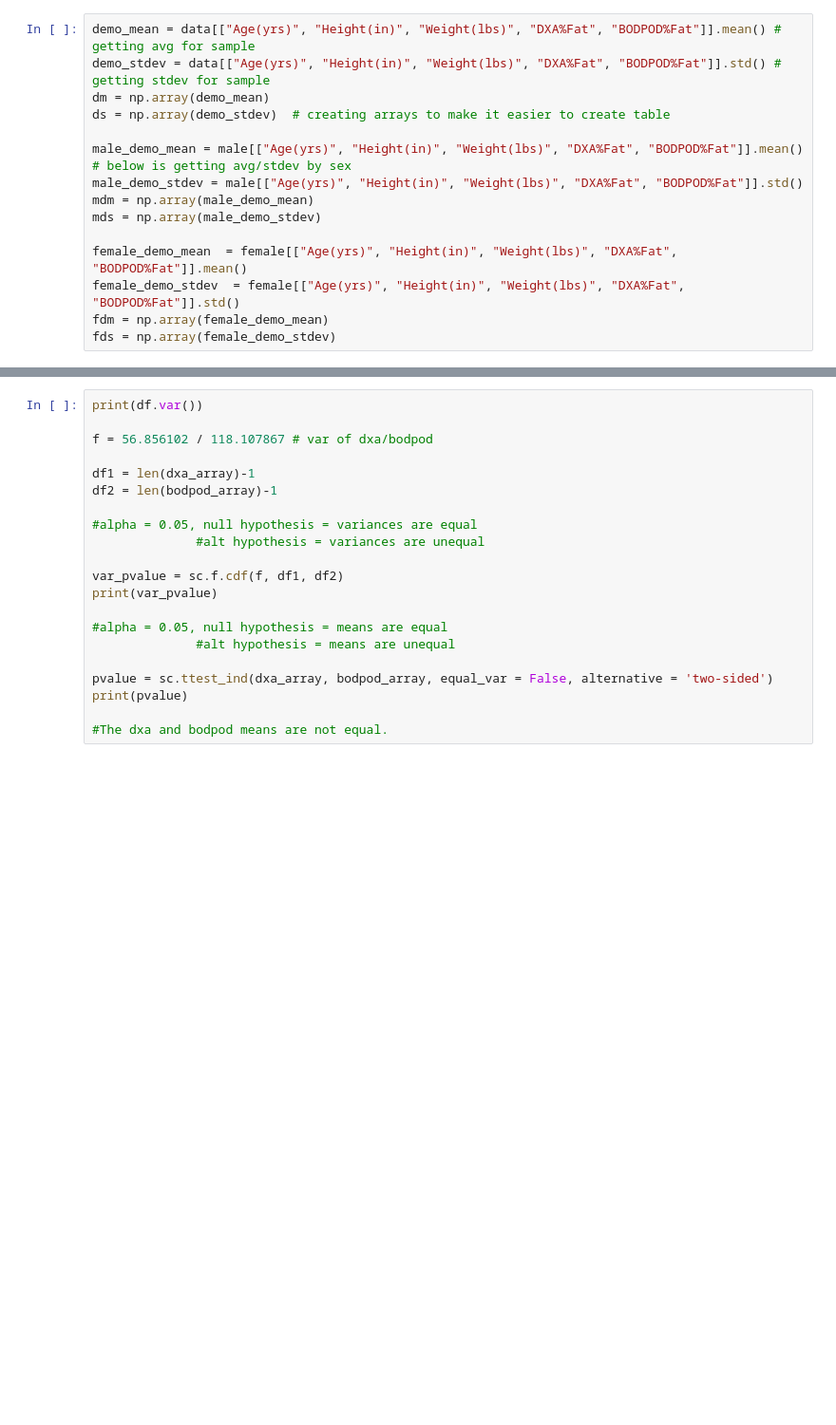
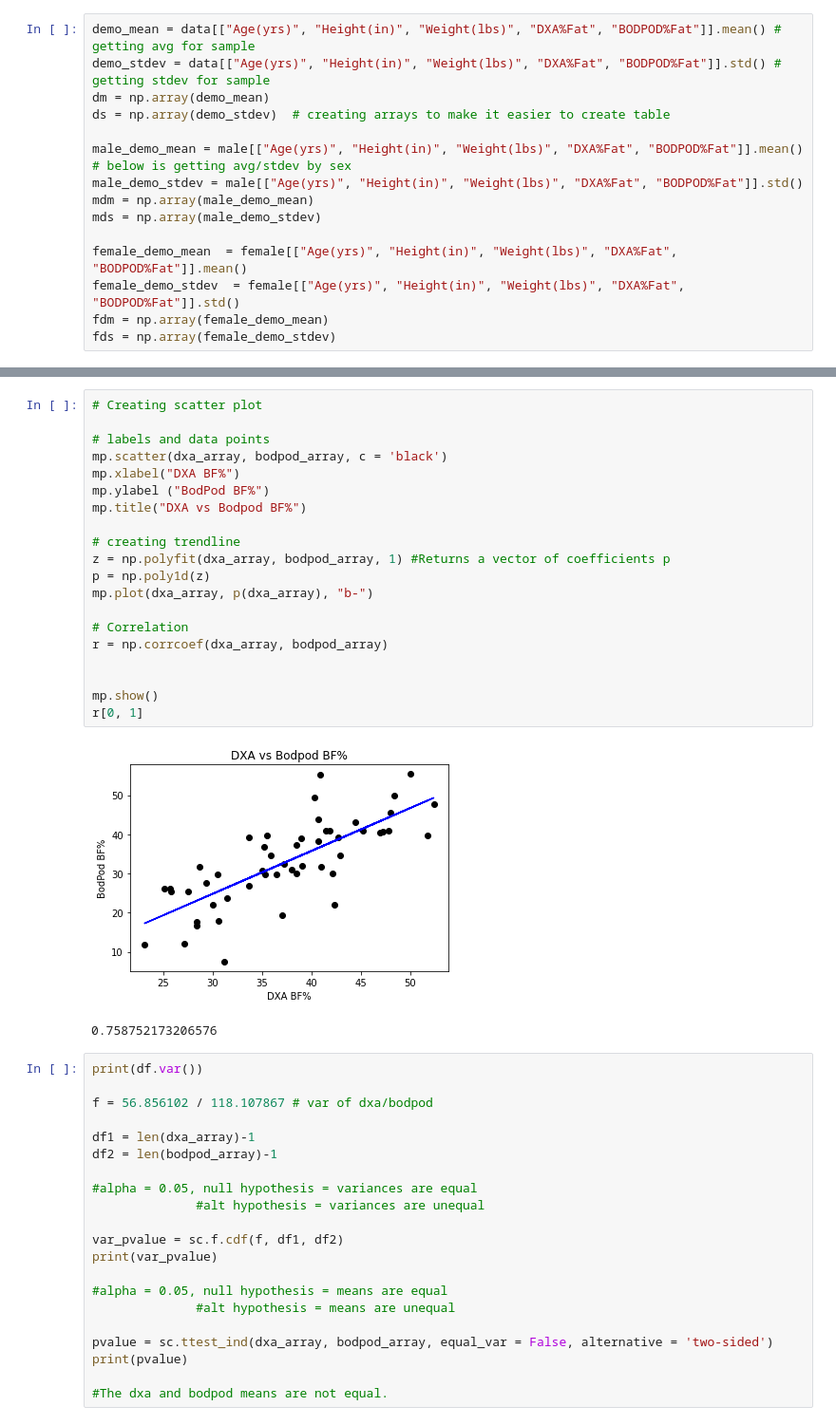
Before and after one commit to mdlove02/PythonDataAnalysis, a Jupyter notebook: BodyCompData.ipynb, the cells around one changed output, grey strips where cells are left out. Shown at 95% size. Drawn from its saved outputs; the diff is of its cells as text; blank space fills up the shorter version.

```diff
--- a/BodyCompData.ipynb
+++ b/BodyCompData.ipynb
@@ -163,3 +158,26 @@ ShapiroResult(statistic=0.9851383566856384, pvalue=0.7677547335624695)
+# %%
+# Creating scatter plot
+
+# labels and data points
+mp.scatter(dxa_array, bodpod_array, c = 'black')
+mp.xlabel("DXA BF%")
+mp.ylabel ("BodPod BF%")
+mp.title("DXA vs Bodpod BF%")
+
+# creating trendline
+z = np.polyfit(dxa_array, bodpod_array, 1) #Returns a vector of coefficients p
+p = np.poly1d(z)
+mp.plot(dxa_array, p(dxa_array), "b-")
+
+# Correlation
+r = np.corrcoef(dxa_array, bodpod_array)
+
+
+mp.show()
+r[0, 1]
+# %% [output]
+[figure, new version]
+0.758752173206576
 # %%
 print(df.var())
 
```
Also changed, not shown: parts of 9 cells of this notebook.
